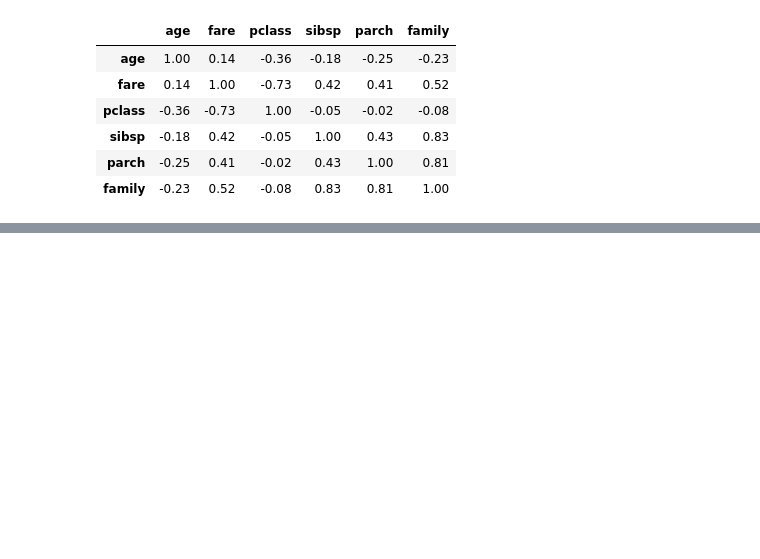
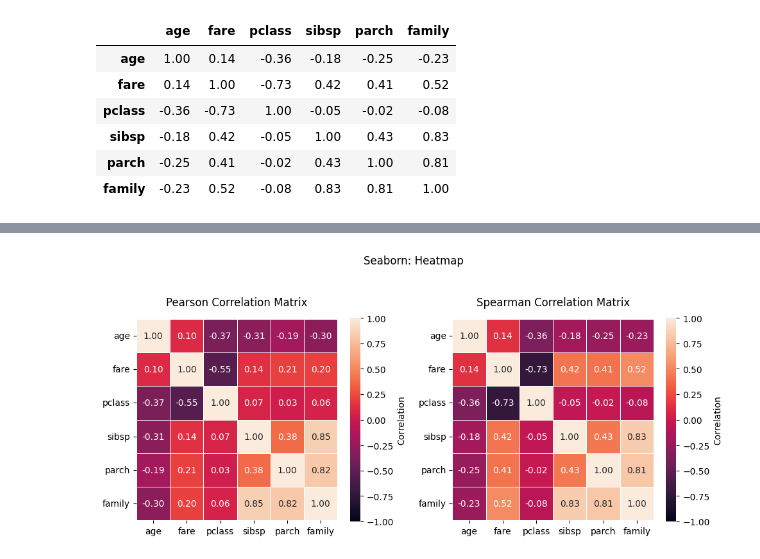
Before and after one commit to BogdanPinchuk/DataScience-PBY_HW8, a Jupyter notebook: Bohdan_Pinchuk_DS_HW8.ipynb, the cells around one changed output, grey strips where cells are left out. Cells and saved outputs as stored; diff of their text form; code cells hidden in the pictures; blank space fills up the shorter version.

```diff
--- a/Bohdan_Pinchuk_DS_HW8.ipynb
+++ b/Bohdan_Pinchuk_DS_HW8.ipynb
@@ -2007,0 +2009,35 @@ plt.show()
+# %%
+# Graphic results - Heatmap - Seaborn
+
+import seaborn as sns
+import matplotlib.pyplot as plt
+
+# Input data
+lib_name = "Seaborn"
+chart_name = "Heatmap"
+
+# Solution
+_, axes = plt.subplots(1, 2, figsize=(10, 5))
+
+ax = axes[0]
+sns.heatmap(pearson_matrix, ax=ax, annot=True, fmt=".2f", square=True,
+            linecolor='white', linewidths=0.5, vmin=-1, vmax=1,
+            cbar_kws={"shrink": 0.725, "label": 'Correlation'})
+plt.setp(ax.get_yticklabels(), rotation=0)
+
+ax.set_title("Pearson Correlation Matrix", pad=15, loc='center', color='black')
+
+ax = axes[1]
+sns.heatmap(spearman_matrix, ax=ax, annot=True, fmt=".2f", square=True,
+            linecolor='white', linewidths=0.5, vmin=-1, vmax=1,
+            cbar_kws={"shrink": 0.725, "label": 'Correlation'})
+plt.setp(ax.get_yticklabels(), rotation=0)
+
+ax.set_title("Spearman Correlation Matrix", pad=15, loc='center', color='black')
+
+plt.suptitle(f"{lib_name}: {chart_name}")
+
+plt.tight_layout()
+plt.show()
+# %% [output]
+[figure, added]
```
Also changed, not shown: parts of 1 cell of this notebook.
